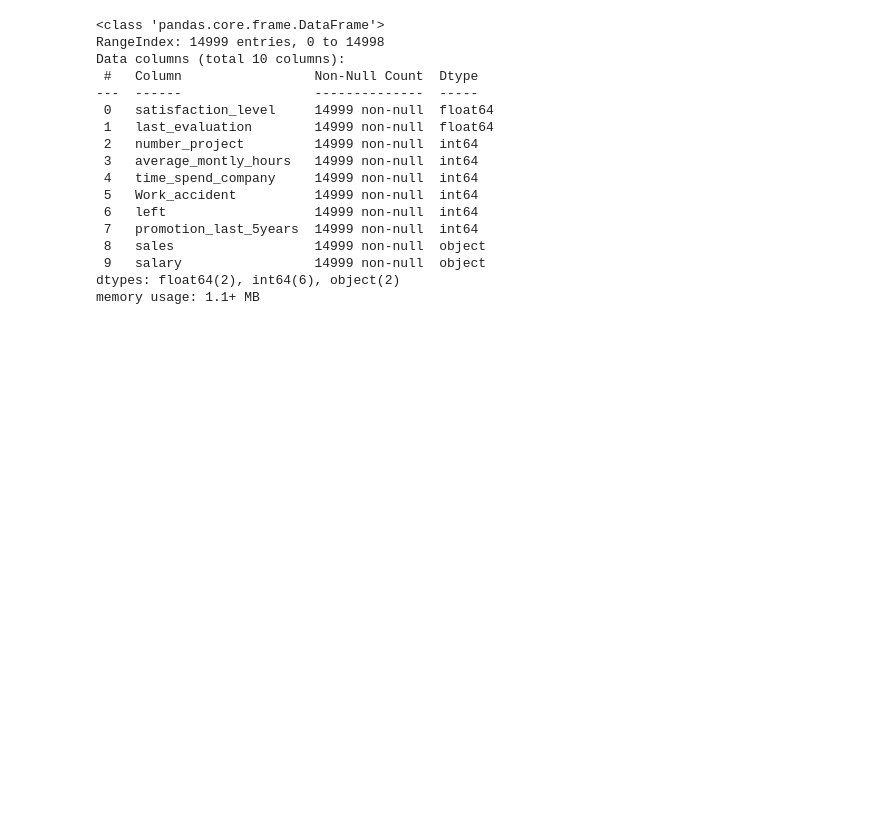
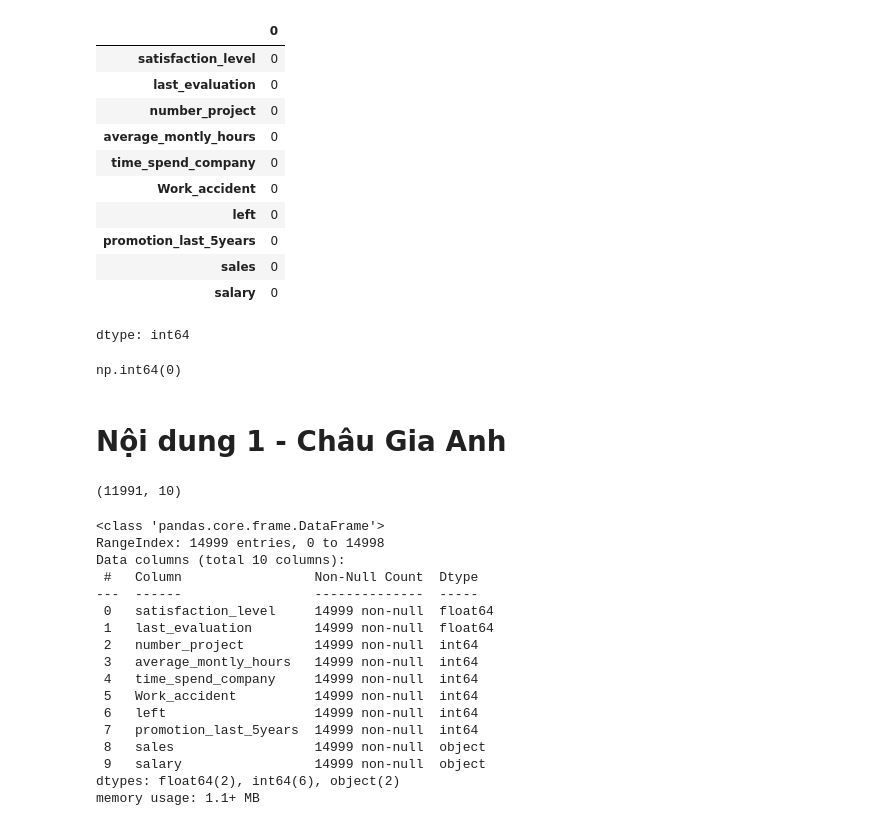
Before and after one commit to Cgaz275/PTDL, a Jupyter notebook: PTDL.ipynb, the cells around one changed output. Drawn from its saved outputs; the diff is of its cells as text; code cells hidden in the pictures; blank space fills up the shorter version.

```diff
--- a/PTDL.ipynb
+++ b/PTDL.ipynb
@@ -53,0 +43,16 @@ df.describe()
+# %%
+#Kiểm tra tổng các giá trị null trong mỗi thuộc tính
+df.isnull().sum()
+# %% [output]
+|  | 0 |
+| satisfaction_level | 0 |
+| last_evaluation | 0 |
+| number_project | 0 |
+| average_montly_hours | 0 |
+| time_spend_company | 0 |
+| Work_accident | 0 |
+| left | 0 |
+| promotion_last_5years | 0 |
+| sales | 0 |
+| salary | 0 |
+dtype: int64
@@ -53,0 +62,5 @@ df.describe()
+# %%
+#Kiểm tra trùng lắp
+df.duplicated().sum()
+# %% [output]
+np.int64(0)
@@ -54,3 +70,10 @@ df.describe()
+# %% [markdown]
+# Nội dung 1 - Châu Gia Anh
+# %%
+#Kiểm tra tổng số cột và hàng của dữ liệu : (hàng, cột)
+df.shape
+# %% [output]
+(11991, 10)
 # %%
 # Các thông tin về kiểu dữ liệu, tên trường
 df.info()
```
Also changed, not shown: parts of 12 cells of this notebook.
